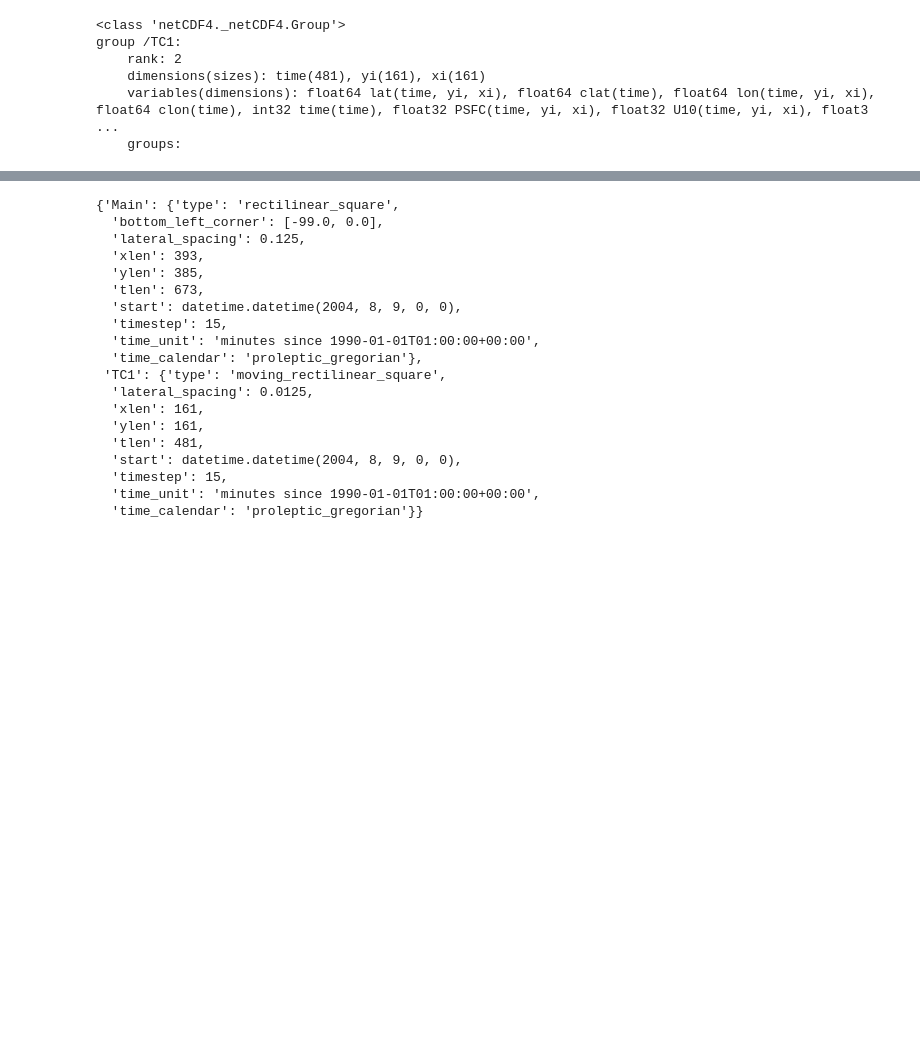
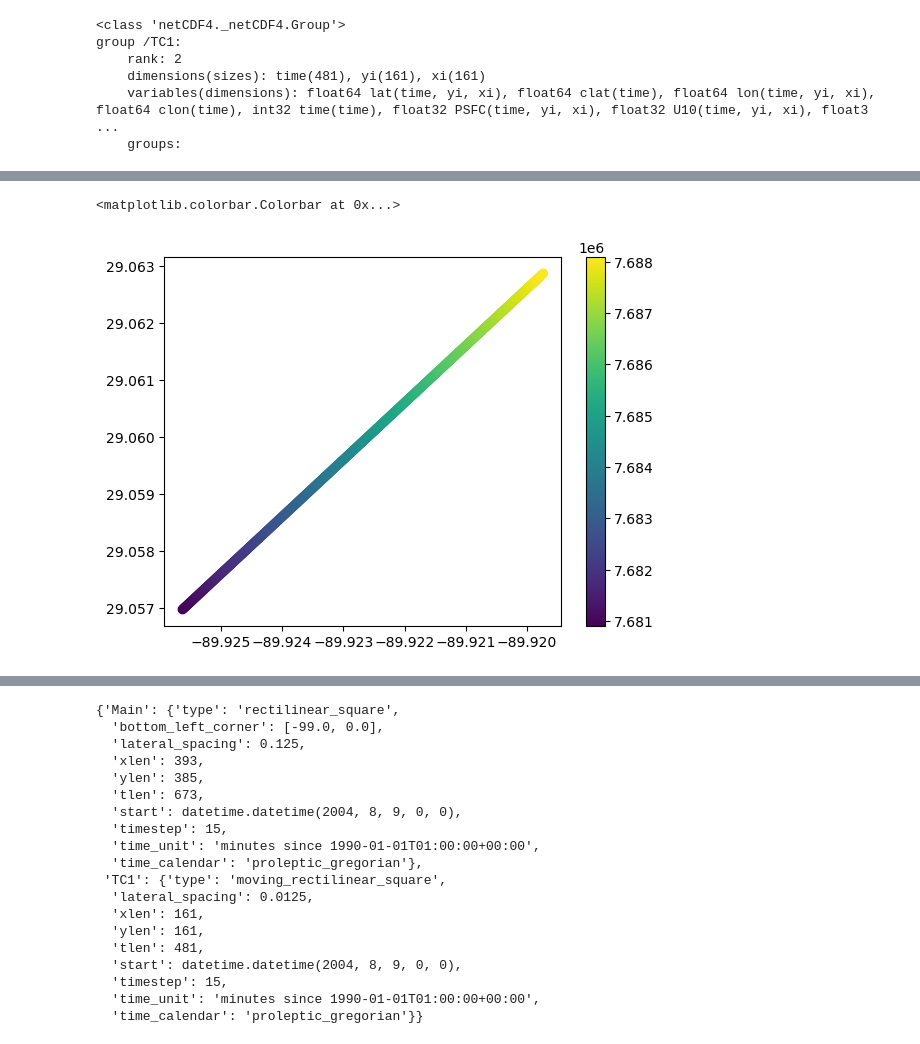
Before and after one commit to sdat2/PotentialHeight, a Jupyter notebook: ipynb/10-15-wrap-utest.ipynb, the cells around one changed output, grey strips where cells are left out. Saved outputs shown, nothing was run; the diff lists cells and outputs as text; code cells hidden in the pictures; blank space fills up the shorter version.

```diff
--- a/ipynb/10-15-wrap-utest.ipynb
+++ b/ipynb/10-15-wrap-utest.ipynb
@@ -346,10 +360,9 @@ def moving_rectilinear_square(config: dict, tc_config: dict, nc_file=f"trajector
     itime = unknown_to_time(tc_config["impact_time"]["value"], config["time_unit"], config["time_calendar"])
 
     angular_distances = (times - itime) / 60 * speed / 111e3
-
-    point = np.array([ilon, ilat])
+    point = np.array([[ilon], [ilat]])
     slope = np.array([[np.sin(np.radians(angle))], [np.cos(np.radians(angle))]])
-    clon_clat_array = (point + slope * angular_distances).T
+    clon_clat_array = (point + slope * angular_distances)
     lons = lons + clon_clat_array[0, :].reshape(tlen, 1, 1)
     lats = lats + clon_clat_array[1, :].reshape(tlen, 1, 1)
 
@@ -407,7 +424,9 @@ from adforce.constants import CONFIG_PATH
 
 tc_config = yaml.safe_load(open(os.path.join(CONFIG_PATH, "wrap.yaml")))
 config = yaml.safe_load(open(os.path.join(CONFIG_PATH, "fort22.yaml")))
+# %%
+tc_config["angle"]["value"] = 45
 # %%
-traj_ds = moving_rectilinear_square(config["TC1"], tc_config, nc_file="traj.nc")
+traj_ds = moving_rectilinear_square(config["TC1"], tc_config, nc_file="traj45.nc")
 traj_ds
 # %% [output]
@@ -414,0 +442,8 @@ ValueError: operands could not be broadcast together with shapes (2,) (2,481)
+# %%
+import matplotlib.pyplot as plt
+plt.scatter(traj_ds["clon"][:], traj_ds["clat"][:], c=traj_ds["time"][:])
+plt.colorbar()
+# set aspect ratio to be equal
+# %% [output]
+<matplotlib.colorbar.Colorbar at 0x...>
+[figure, added]
```
Also changed, not shown: parts of 6 cells of this notebook, 5 other files.
